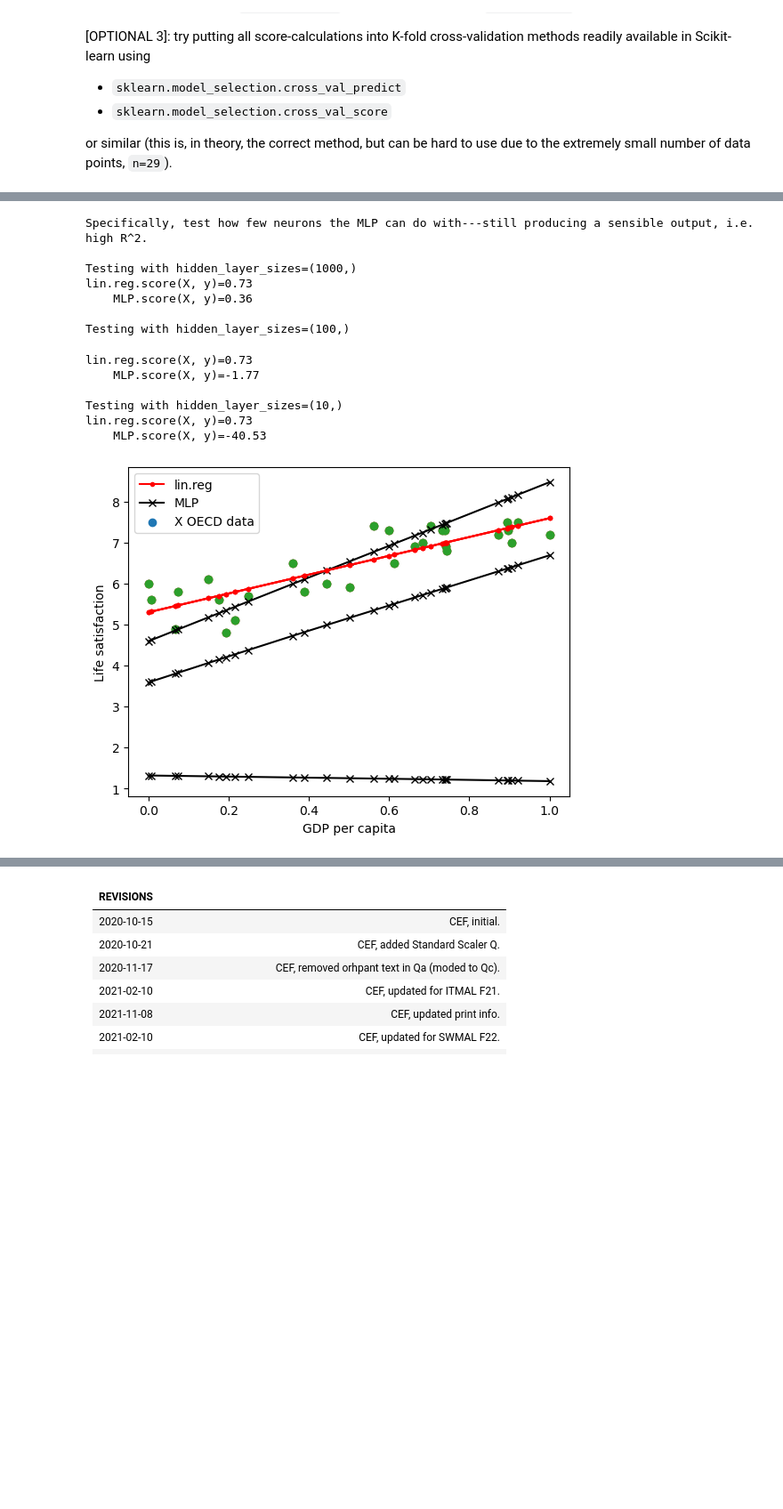
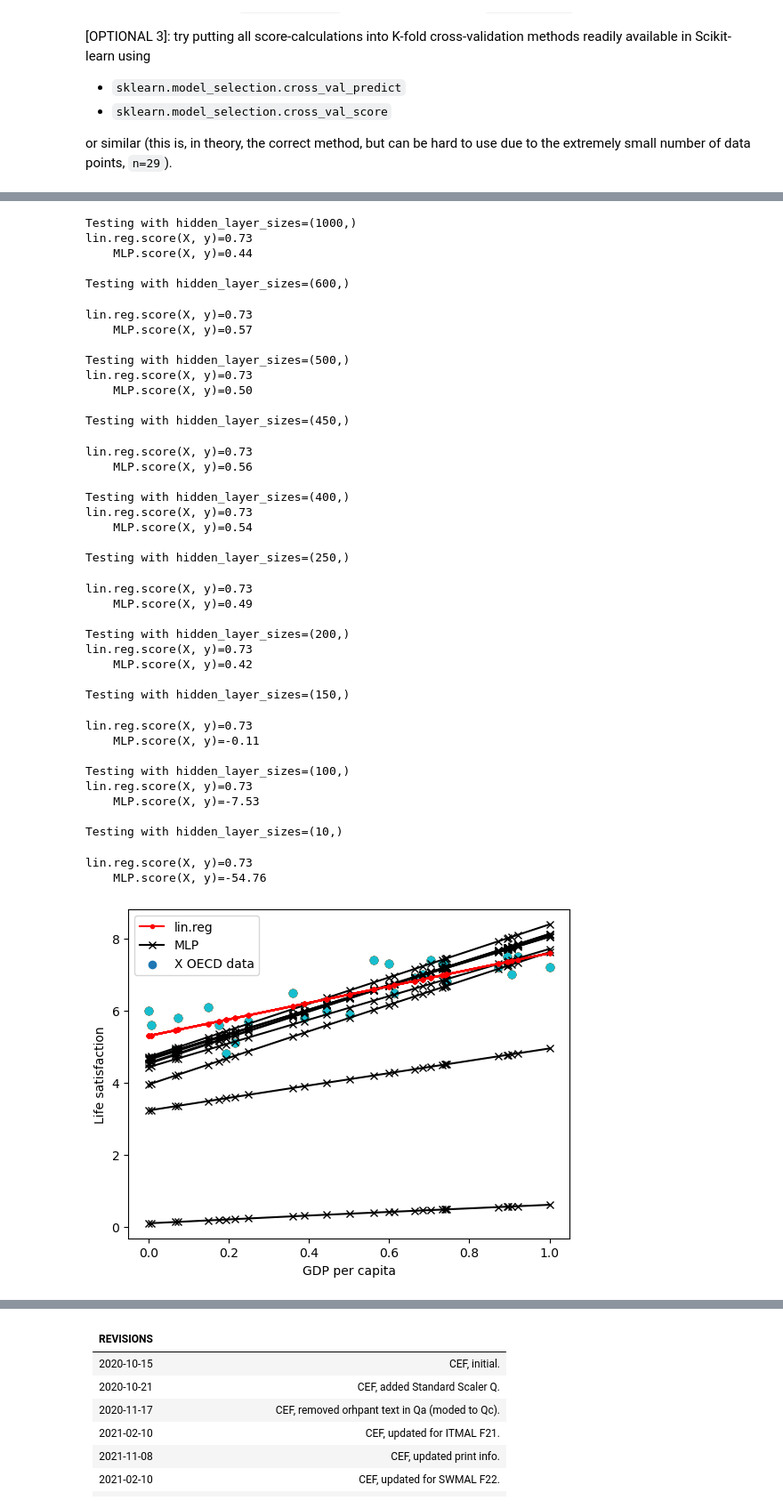
Before and after one commit to kaaecreme/6-Semester, a Jupyter notebook: MAL/02/pipelines.ipynb, the cells around one changed output, grey strips where cells are left out. Shown: that part at 89% size. Cells and saved outputs as stored; diff of their text form; code cells hidden in the pictures; blank space fills up the shorter version.

```diff
--- a/MAL/02/pipelines.ipynb
+++ b/MAL/02/pipelines.ipynb
@@ -240,28 +245,54 @@ or similar (this is, in theory, the correct method, but can be hard to use due t
 # %%
-print("Specifically, test how few neurons the MLP can do with---still producing a sensible output, i.e. high R^2.")
-
 # Example 1: Testing with different numbers of neurons
-for neurons in [(1000,), (100,), (10,)]:
+#! This code is taken from the exercise description, it had 1000, 100, 10 neurons at the start.
+#! We'll be adding more of our
+for neurons in [(1000,), (600,), (500,), (450,), (400,), (250,), (200,), (150,), (100,), (10,)]:
     print(f"\nTesting with hidden_layer_sizes={neurons}")
     mlp = MLPRegressor(hidden_layer_sizes=neurons)
     scaler = MinMaxScaler()
     scaler.fit(X)
     X_scaled = scaler.transform(X)
     mlp.fit(X_scaled, y)
     linreg.fit(X_scaled,y)
     PlotModels(linreg, mlp, X_scaled, y, "lin.reg", "MLP")
 # %% [output]
-Specifically, test how few neurons the MLP can do with---still producing a sensible output, i.e. high R^2.
-
 Testing with hidden_layer_sizes=(1000,)
 lin.reg.score(X, y)=0.73
-    MLP.score(X, y)=0.36
+    MLP.score(X, y)=0.44
 
-Testing with hidden_layer_sizes=(100,)
+Testing with hidden_layer_sizes=(600,)
 lin.reg.score(X, y)=0.73
-    MLP.score(X, y)=-1.77
+    MLP.score(X, y)=0.57
 
-Testing with hidden_layer_sizes=(10,)
+Testing with hidden_layer_sizes=(500,)
 lin.reg.score(X, y)=0.73
-    MLP.score(X, y)=-40.53
+    MLP.score(X, y)=0.50
+
+Testing with hidden_layer_sizes=(450,)
+lin.reg.score(X, y)=0.73
+    MLP.score(X, y)=0.56
+
+Testing with hidden_layer_sizes=(400,)
+lin.reg.score(X, y)=0.73
+    MLP.score(X, y)=0.54
+
+Testing with hidden_layer_sizes=(250,)
+lin.reg.score(X, y)=0.73
+    MLP.score(X, y)=0.49
+
+Testing with hidden_layer_sizes=(200,)
+lin.reg.score(X, y)=0.73
+    MLP.score(X, y)=0.42
+
+Testing with hidden_layer_sizes=(150,)
+lin.reg.score(X, y)=0.73
+    MLP.score(X, y)=-0.11
+
+Testing with hidden_layer_sizes=(100,)
+lin.reg.score(X, y)=0.73
+    MLP.score(X, y)=-7.53
+
+Testing with hidden_layer_sizes=(10,)
+lin.reg.score(X, y)=0.73
+    MLP.score(X, y)=-54.76
-[figure, old version]
+[figure, new version]
```
Also changed, not shown: parts of 10 cells of this notebook.
